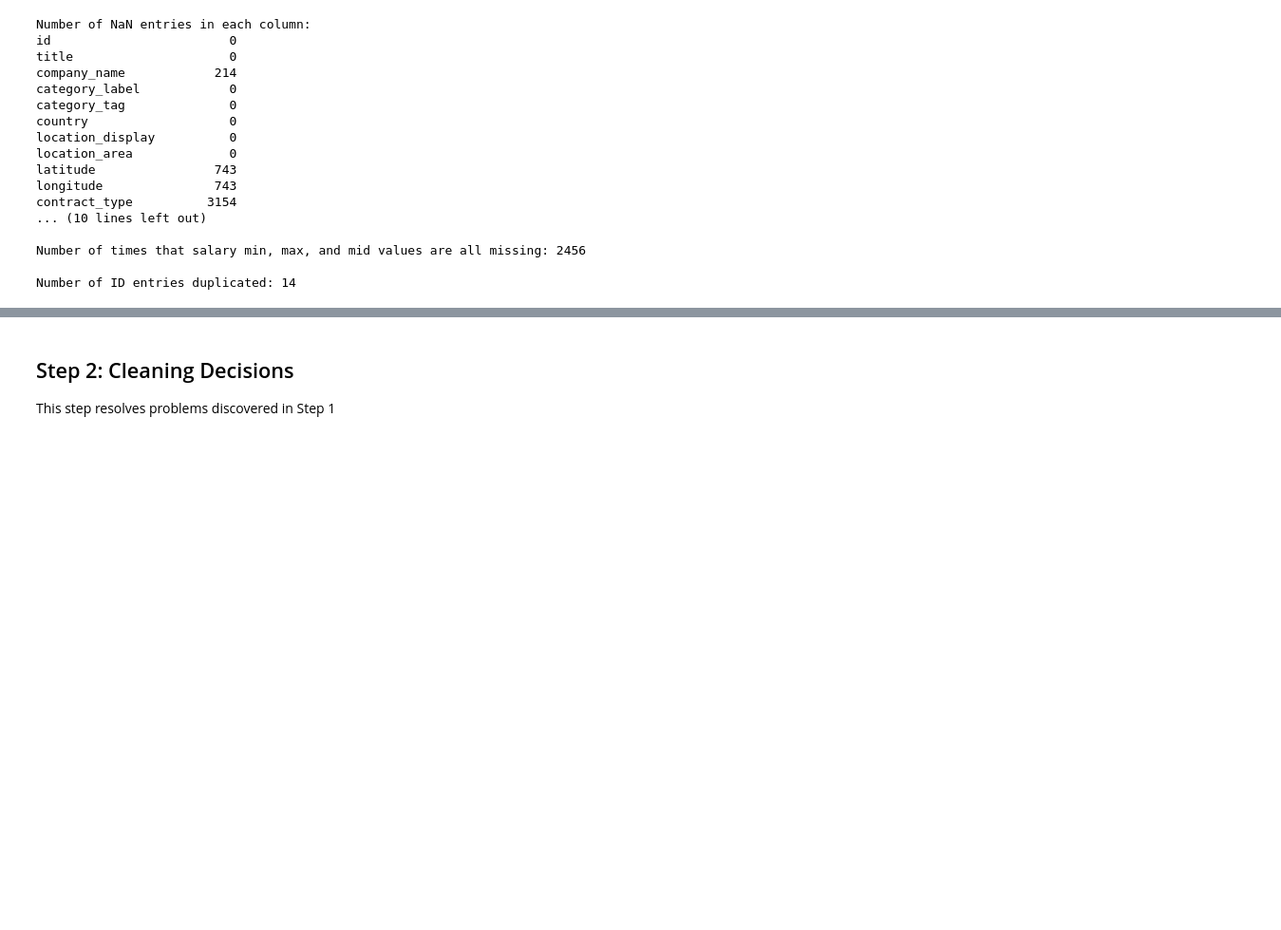
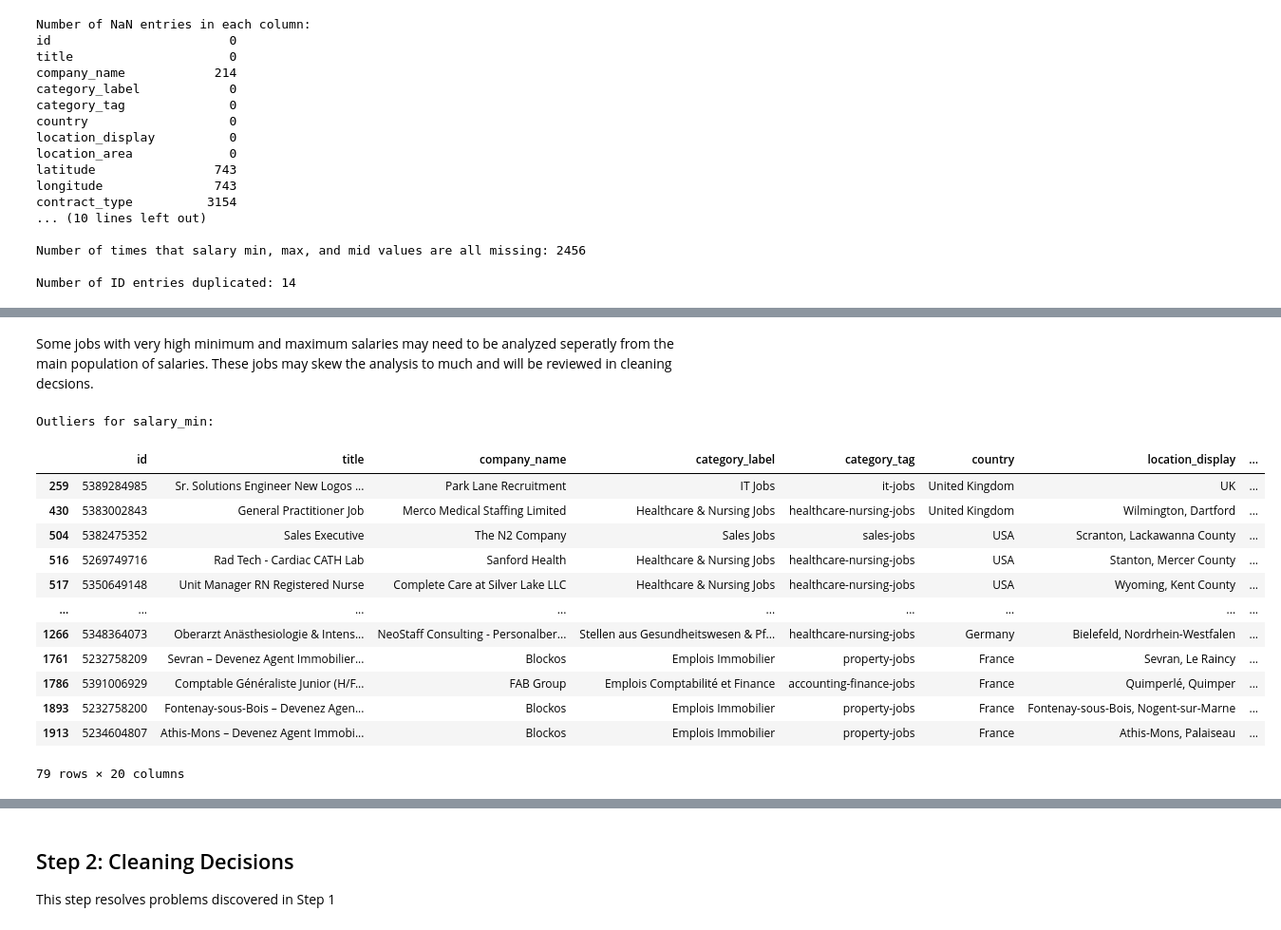
Before and after one commit to sbs0068/INSY6500_job_market_analysis, a Jupyter notebook: notebooks/01_data_cleaning.ipynb, the cells around one changed output, grey strips where cells are left out. Shown: that part at 95% size. Saved outputs shown, nothing was run; the diff lists cells and outputs as text; code cells hidden in the pictures; blank space fills up the shorter version.

Commit message:
Extra assessment steps and data cleaning start

```diff
--- a/notebooks/01_data_cleaning.ipynb
+++ b/notebooks/01_data_cleaning.ipynb
@@ -80,0 +156,24 @@ There are 14 `id` entries that are duplicate entries so these must be removed fr
+# %% [markdown]
+Some jobs with very high minimum and maximum salaries may need to be analyzed seperatly from the main population of salaries. These jobs may skew the analysis to much and will be reviewed in cleaning decsions.
+# %%
+# Outliers for salary_min
+Q1_min = df['salary_min'].quantile(0.25)
+Q3_min = df['salary_min'].quantile(0.75)
+IQR_min = Q3_min - Q1_min
+print("\nOutliers for salary_min:")
+df[(df['salary_min'] < (Q1_min - 1.5 * IQR_min)) | (df['salary_min'] > (Q3_min + 1.5 * IQR_min))]
+# %% [output]
+Outliers for salary_min:
+|  | id | title | company_name | category_label | category_tag | country | location_display | ... |
+| 259 | 5389284985 | Sr. Solutions Engineer New Logos ... | Park Lane Recruitment | IT Jobs | it-jobs | United Kingdom | UK | ... |
+| 430 | 5383002843 | General Practitioner Job | Merco Medical Staffing Limited | Healthcare & Nursing Jobs | healthcare-nursing-jobs | United Kingdom | Wilmington, Dartford | ... |
+| 504 | 5382475352 | Sales Executive | The N2 Company | Sales Jobs | sales-jobs | USA | Scranton, Lackawanna County | ... |
+| 516 | 5269749716 | Rad Tech - Cardiac CATH Lab | Sanford Health | Healthcare & Nursing Jobs | healthcare-nursing-jobs | USA | Stanton, Mercer County | ... |
+| 517 | 5350649148 | Unit Manager RN Registered Nurse | Complete Care at Silver Lake LLC | Healthcare & Nursing Jobs | healthcare-nursing-jobs | USA | Wyoming, Kent County | ... |
+| ... | ... | ... | ... | ... | ... | ... | ... | ... |
+| 1266 | 5348364073 | Oberarzt Anästhesiologie & Intens... | NeoStaff Consulting - Personalber... | Stellen aus Gesundheitswesen & Pf... | healthcare-nursing-jobs | Germany | Bielefeld, Nordrhein-Westfalen | ... |
+| 1761 | 5232758209 | Sevran – Devenez Agent Immobilier... | Blockos | Emplois Immobilier | property-jobs | France | Sevran, Le Raincy | ... |
+| 1786 | 5391006929 | Comptable Généraliste Junior (H/F... | FAB Group | Emplois Comptabilité et Finance | accounting-finance-jobs | France | Quimperlé, Quimper | ... |
+| 1893 | 5232758200 | Fontenay-sous-Bois – Devenez Agen... | Blockos | Emplois Immobilier | property-jobs | France | Fontenay-sous-Bois, Nogent-sur-Marne | ... |
+| 1913 | 5234604807 | Athis-Mons – Devenez Agent Immobi... | Blockos | Emplois Immobilier | property-jobs | France | Athis-Mons, Palaiseau | ... |
+79 rows × 20 columns
```
Also changed, not shown: parts of 24 cells of this notebook.
